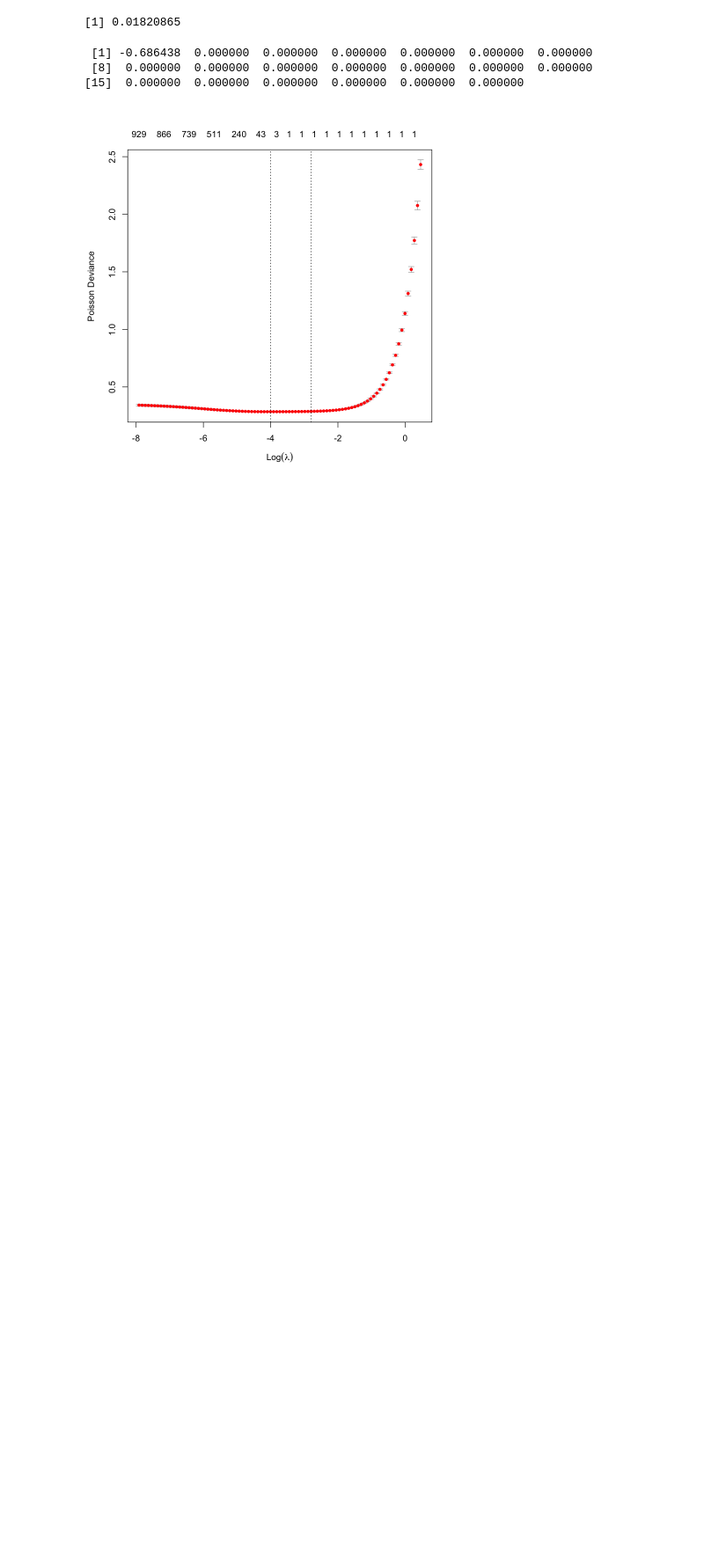
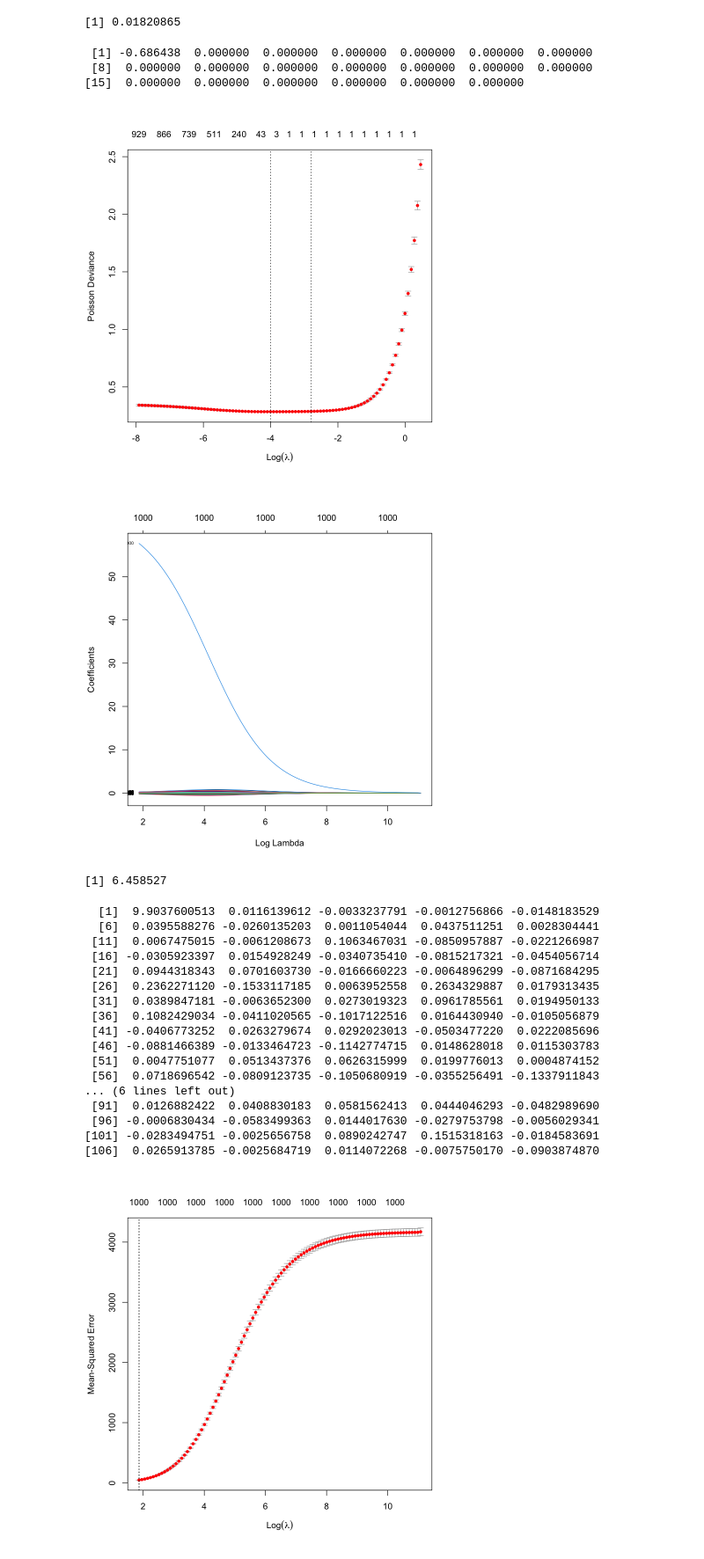
Before and after one commit to notfolder/R-datagen, a Jupyter notebook: R-regression.ipynb, the cells around one changed output. Shown at 88% size. Drawn from its saved outputs; the diff is of its cells as text; code cells hidden in the pictures; blank space fills up the shorter version.

```diff
--- a/R-regression.ipynb
+++ b/R-regression.ipynb
@@ -273,3 +273,34 @@ print(predict(lasso_model_cv, type = "coef")[1:20])
  [8]  0.000000  0.000000  0.000000  0.000000  0.000000  0.000000  0.000000
 [15]  0.000000  0.000000  0.000000  0.000000  0.000000  0.000000
 [figure]
+# %%
+# リッジ回帰
+library(glmnet)
+lasso_model <- glmnet(x = x, y = y, family = "gaussian", alpha = 0)
+plot(lasso_model, xvar = "lambda", label = TRUE)
+
+lasso_model_cv <- cv.glmnet(x = x, y = y, family = "gaussian", alpha = 0)
+plot(lasso_model_cv)
+lasso_model_cv$lambda.min
+print(predict(lasso_model_cv, type = "coef")[1:110])
+# %% [output]
+[figure, added]
+[1] 6.458527
+  [1]  9.9037600513  0.0116139612 -0.0033237791 -0.0012756866 -0.0148183529
+  [6]  0.0395588276 -0.0260135203  0.0011054044  0.0437511251  0.0028304441
+ [11]  0.0067475015 -0.0061208673  0.1063467031 -0.0850957887 -0.0221266987
+ [16] -0.0305923397  0.0154928249 -0.0340735410 -0.0815217321 -0.0454056714
+ [21]  0.0944318343  0.0701603730 -0.0166660223 -0.0064896299 -0.0871684295
+ [26]  0.2362271120 -0.1533117185  0.0063952558  0.2634329887  0.0179313435
+ [31]  0.0389847181 -0.0063652300  0.0273019323  0.0961785561  0.0194950133
+ [36]  0.1082429034 -0.0411020565 -0.1017122516  0.0164430940 -0.0105056879
+ [41] -0.0406773252  0.0263279674  0.0292023013 -0.0503477220  0.0222085696
+ [46] -0.0881466389 -0.0133464723 -0.1142774715  0.0148628018  0.0115303783
+ [51]  0.0047751077  0.0513437376  0.0626315999  0.0199776013  0.0004874152
+ [56]  0.0718696542 -0.0809123735 -0.1050680919 -0.0355256491 -0.1337911843
+... (6 lines left out)
+ [91]  0.0126882422  0.0408830183  0.0581562413  0.0444046293 -0.0482989690
+ [96] -0.0006830434 -0.0583499363  0.0144017630 -0.0279753798 -0.0056029341
+[101] -0.0283494751 -0.0025656758  0.0890242747  0.1515318163 -0.0184583691
+[106]  0.0265913785 -0.0025684719  0.0114072268 -0.0075750170 -0.0903874870
+[figure, added]
```
Also changed, not shown: parts of 1 cell of this notebook, 2 other files.
